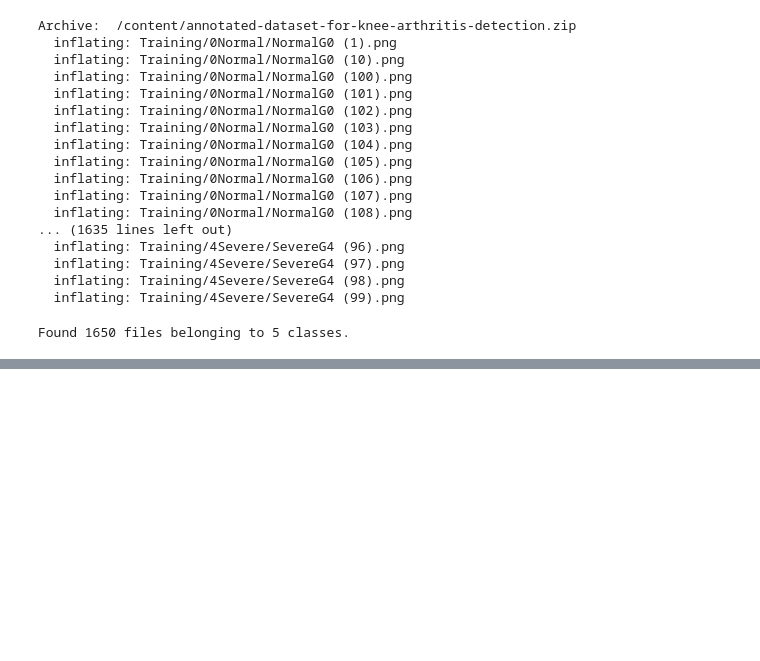
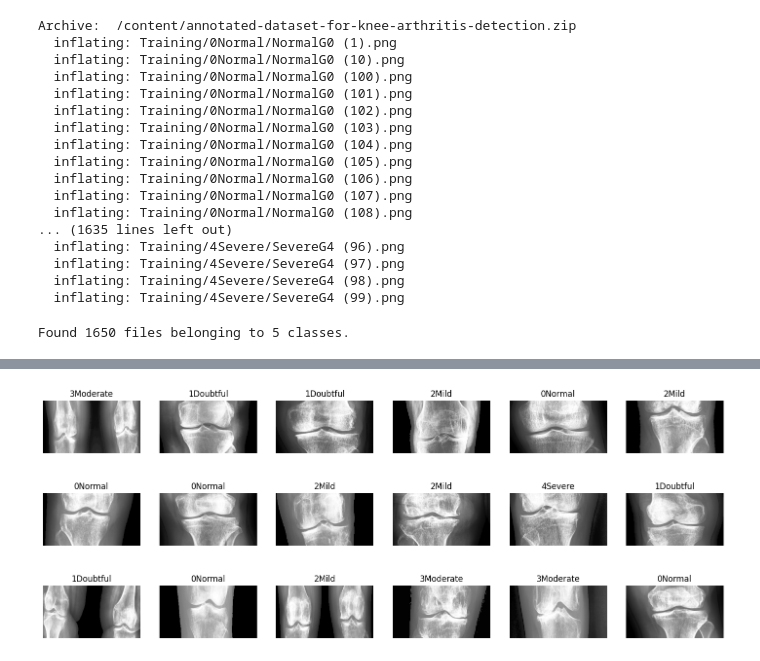
Before and after one commit to ssabrut/knee-arthritis-detection, a Jupyter notebook: Annotated_Dataset_for_Knee_Arthritis_Detection.ipynb, the cells around one changed output, grey strips where cells are left out. Drawn from its saved outputs; the diff is of its cells as text; code cells hidden in the pictures; blank space fills up the shorter version.

```diff
--- a/Annotated_Dataset_for_Knee_Arthritis_Detection.ipynb
+++ b/Annotated_Dataset_for_Knee_Arthritis_Detection.ipynb
@@ -64,0 +106,5 @@ for image, labels in images.take(1):
+# %%
+import keras_cv
+
+he = keras_cv.layers.Equalization((0,255))
+he_images = images.map(lambda x, y: (he(x), y))
@@ -64,0 +113,4 @@ for image, labels in images.take(1):
+# %%
+plot_images(he_images)
+# %% [output]
+[figure, added]
```
Also changed, not shown: parts of 7 cells of this notebook.
